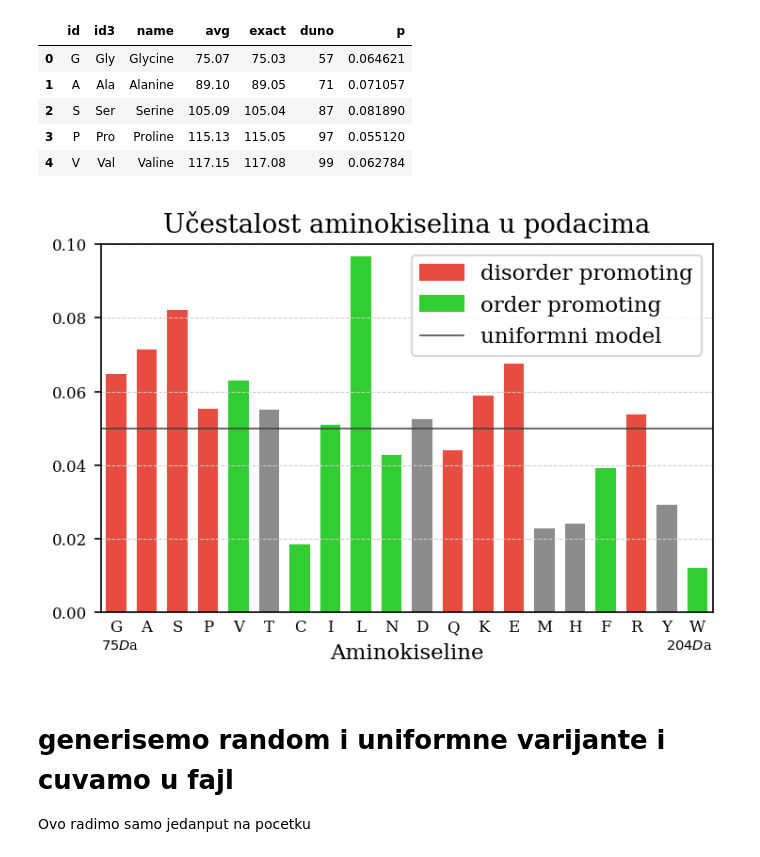
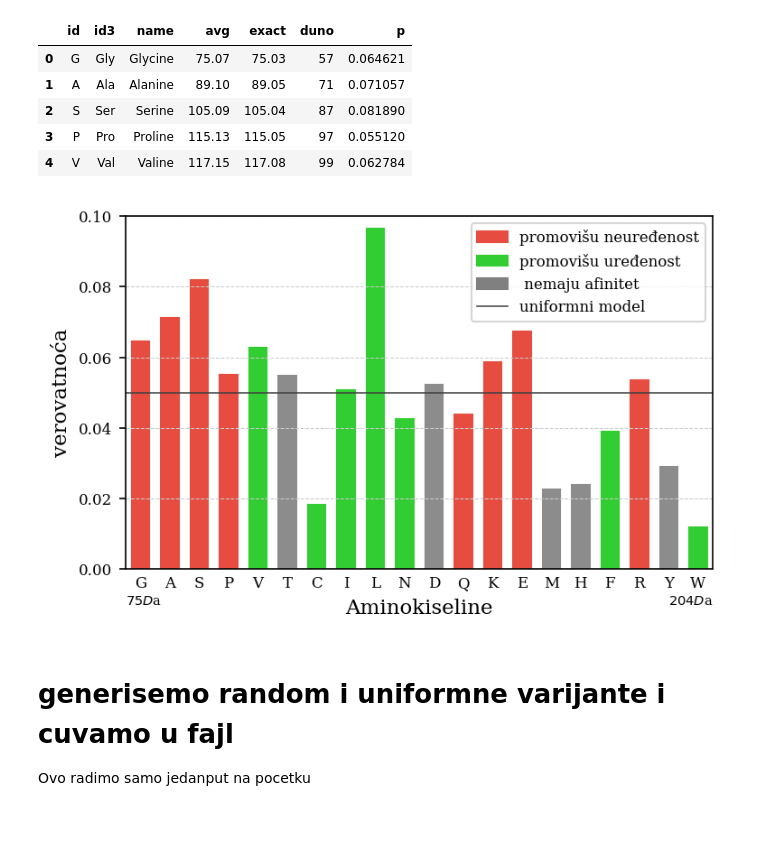
Before and after one commit to gvinterhalter/MASTER2, a Jupyter notebook: 0.0 clean_proteins.ipynb, the cells around one changed output. Saved outputs shown, nothing was run; the diff lists cells and outputs as text; code cells hidden in the pictures; blank space fills up the shorter version.

```diff
--- a/0.0 clean_proteins.ipynb
+++ b/0.0 clean_proteins.ipynb
@@ -108,38 +108,42 @@ fig, ax = plt.subplots()
 color_red = (0.9,0.3,0.25)
 color_green = 'limegreen'
 
 bars = ax.bar(ak_info.index, ak_info.p, 0.6)
 
 _ = plt.xticks(ak_info.index, ak_info.id)
 plt.tick_params(which='major', axis='x', length=0)
 
 
 for bar, ak in zip(bars, ak_info.id):
     bar.set_color( ak in disorder_promoting and color_red or
                    ak in order_promoting    and color_green or '0.55')
 
 ax.set_xlim(-.5, 19.5)
 ax.set_ylim(0, 0.1)
 ax.set_yticks( np.linspace(0, 0.1, 6))
 ax.grid(which='major', axis='x')
 
 line, = ax.plot((-1,20), (1/20, 1/20), c='0.25', lw=0.75, label='uniformni model')
 
 import matplotlib.patches as mpatches
-red_patch = mpatches.Patch(color=color_red, label='disorder promoting')
-green_patch = mpatches.Patch(color=color_green, label='order promoting')
+red_patch = mpatches.Patch(color=color_red, label='promovišu neuređenost')
+green_patch = mpatches.Patch(color=color_green, label='promovišu uređenost')
+gay_patch = mpatches.Patch(color='gray', label=' nemaju afinitet')
 
-ax.set_title("Učestalost aminokiselina u podacima")
+
+#ax.set_title("Učestalost aminokiselina u podacima")
 ax.set_xlabel("Aminokiseline")
+ax.set_ylabel("verovatnoća")
+
 
 ax.text(-0.5, -0.010, '$%dD$a'%ak_info.iloc[0].avg, fontsize=7, )
 ax.text(19.5, -0.010, '$%dD$a'%ak_info.iloc[-1].avg, fontsize=7, ha="right")
-ax.legend(handles=[red_patch, green_patch, line])
+ax.legend(handles=[red_patch, green_patch, gay_patch, line], fontsize=8)
 
 
 plt.savefig("plots/AK_ucestalost.pdf")
 # %% [output]
-[figure, old version]
+[figure, new version]
 # %% [markdown]
 #  generisemo random i uniformne varijante i cuvamo u fajl
 
```
Also changed, not shown: 37 other files.
